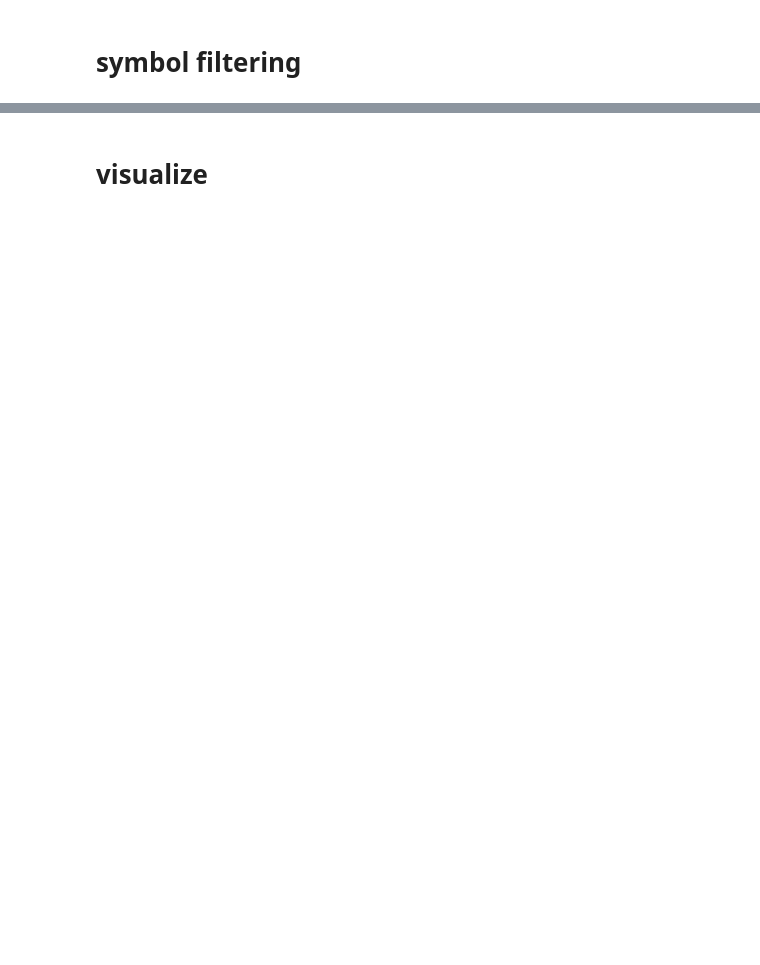
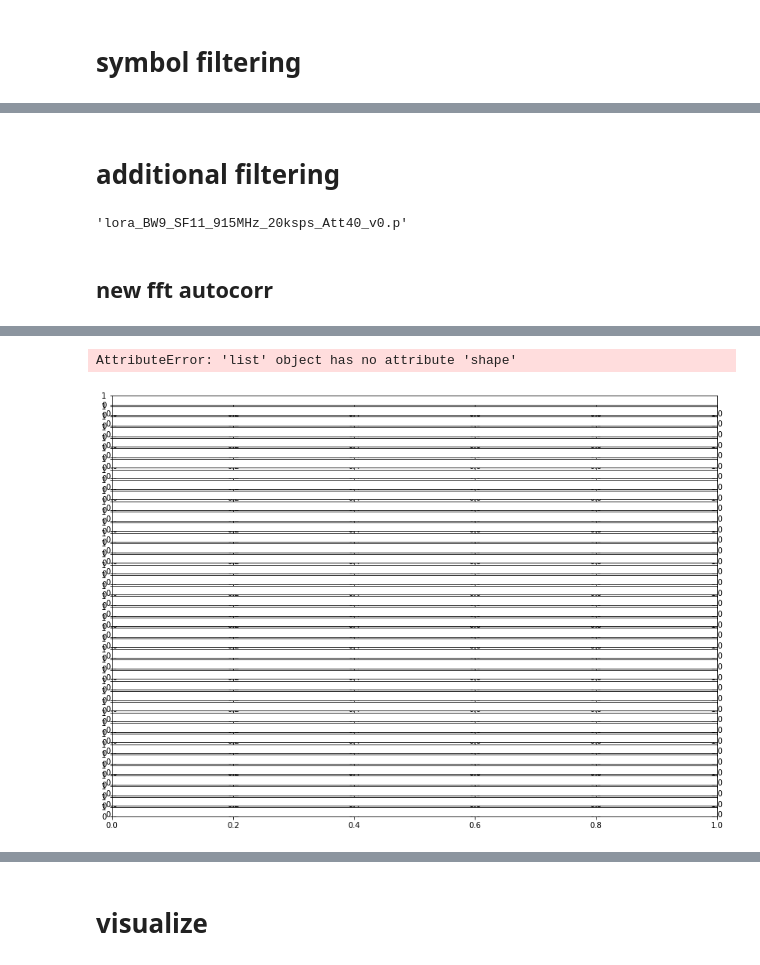
Before and after one commit to tjbergst/lorapy, a Jupyter notebook: lorapy-symbol-viewer.ipynb, the cells around one changed output, grey strips where cells are left out. Cells and saved outputs as stored; diff of their text form; code cells hidden in the pictures; blank space fills up the shorter version.

Commit message:
heavy new development of filtering metrics

```diff
--- a/lorapy-symbol-viewer.ipynb
+++ b/lorapy-symbol-viewer.ipynb
@@ -34,6 +35,7 @@ BENCHTOP_DATA_DIR = _BASE_DATA_DIR.joinpath('lora-benchtop-recording')
 DOTP_DATA_DIR = _BASE_DATA_DIR.joinpath('symbol-ref')
 DEV_DATA_DIR = _BASE_DATA_DIR.joinpath('dev-data')
 PROC_SYMBOL_DIR = _BASE_DATA_DIR.joinpath('processed-symbols')
+FILT_SYMBOL_DIR = _BASE_DATA_DIR.joinpath('filtered-symbols')
 # %% [markdown]
 # load
 # %%
@@ -131,8 +144,5 @@ DotPFile(id=71 | name='lora_BW8_SF12_915MHz_20ksps_Att100_v0.p')
 # %%
-global conv_vals
-conv_vals = None
-
-def filter_symbols(file, plot=False):
+def filter_symbols(file, thresh_type='window', plot=False):
     symbols = file.to_signal()
     display(symbols)
 
@@ -140,28 +150,37 @@ def filter_symbols(file, plot=False):
     base_symbol = pfile.to_signal()
     display(base_symbol)
 
-    global conv_vals
     conv_vals = [
         base_symbol.convolve(sym)
         for sym in symbols.data
     ]
 
-    thresh = np.mean(conv_vals)/2
+    thresh = (
+        np.quantile(conv_vals, [0.25])[0] if thresh_type == 'quant'
+        else (0.9, 1.1) if thresh_type == 'window'
+        else np.mean(conv_vals)/2
+    )
     logger.info(f'set threshold: {thresh:0.4f}')
 
     if plot:
         df = pd.DataFrame(conv_vals).rename(columns={0: 'data'})
         df.plot.hist(bins=30)
 
-    filtered_syms = np.vstack([
-        sym for sym, conv in zip(symbols.data, conv_vals)
-        if conv > thresh
-    ])
+    if thresh_type == 'window':
+        filtered_syms = np.vstack([
+            sym for sym, conv in zip(symbols.data, conv_vals)
+            if conv > thresh[0] and conv < thresh[1]
+        ])
+    else:
+        filtered_syms = np.vstack([
+            sym for sym, conv in zip(symbols.data, conv_vals)
+            if conv > thresh
+        ])
 
     _removed_syms = symbols.data.shape[0] - len(filtered_syms)
-    logger.info(f'removed {_removed_syms} symbols  [{len(filtered_syms)} / {symbols.data.shape[0]}]')
+    logger.warning(f'removed {_removed_syms} symbols  [{len(filtered_syms)} / {symbols.data.shape[0]}]')
 
     if plot:
         _plot_check(filtered_syms, 40)
 
-    return filtered_syms
+    return filtered_syms, conv_vals
@@ -167,0 +226,9 @@ def filter_symbols(file, plot=False):
+# %%
+for file in tqdm.tqdm(symloader.file_list):
+    logger.warning(f'working file {file}')
+    file.load()
+    if file.bw > 6 and file.att > 100:
+        continue
+
+    filtered_symbols = filter_symbols(file, thresh_type='quant', plot=False)
+    _save_symbols(filtered_symbols, FILT_SYMBOL_DIR, file)
@@ -168,4 +261,12 @@ def filter_symbols(file, plot=False):
+# %% [markdown]
+# additional filtering
+# %%
+file.name
+# %% [output]
+'lora_BW9_SF11_915MHz_20ksps_Att40_v0.p'
+# %% [markdown]
+## new fft autocorr
 # %%
 %%time
-filtered_symbols = filter_symbols(file, plot=True)
+filtered_symbols = filter_symbols_fftcorr(file, plot=True)
 # %% [output]
@@ -177,0 +279,2 @@ BaselineSymbolSet(num symbols=3198 | BW: 8 | SF: 12 | Att: 0 | samples per symbo
+AttributeError: 'list' object has no attribute 'shape'
+[figure, added]
```
Also changed, not shown: parts of 49 cells of this notebook.
